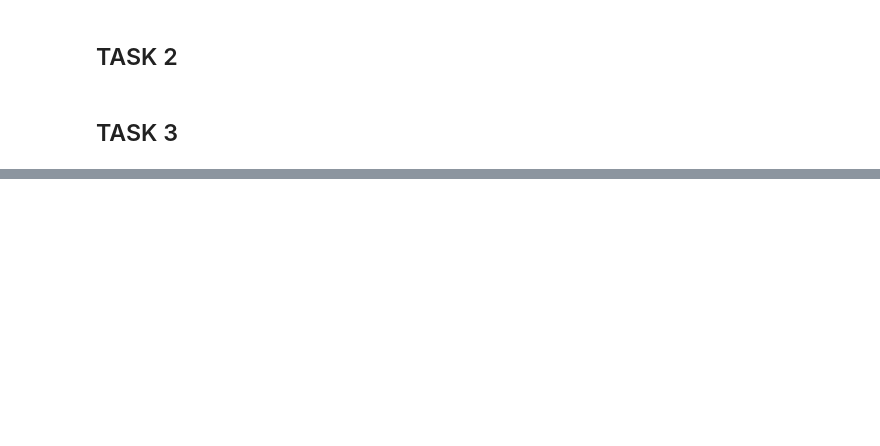
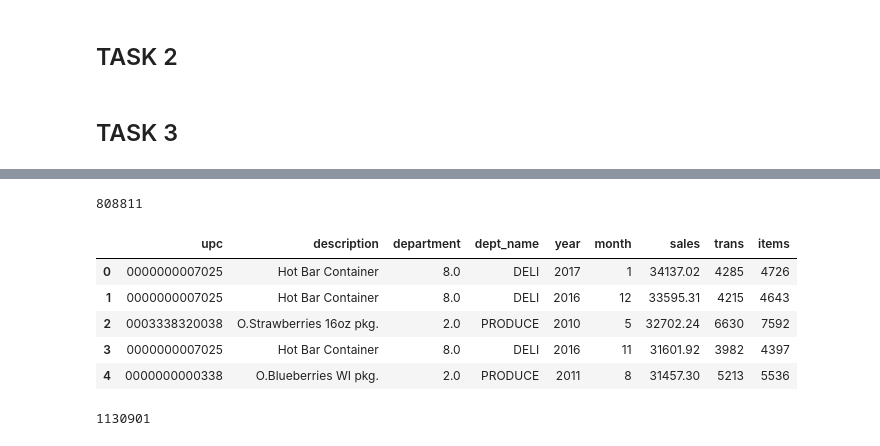
Before and after one commit to britrthompson/wedge-project, a Jupyter notebook: WedgeProject.ipynb, the cells around one changed output, grey strips where cells are left out. Saved outputs shown, nothing was run; the diff lists cells and outputs as text; code cells hidden in the pictures; blank space fills up the shorter version.

```diff
--- a/WedgeProject.ipynb
+++ b/WedgeProject.ipynb
@@ -220,3 +527,57 @@ holder.to_sql('date-hour', conn, if_exists='replace', index=False)
+# %%
+holder.to_sql('owner-sales', conn, if_exists='replace', index=False)
+# %% [output]
+808811
+# %%
+#Query 3
+
+query3 = """SELECT upc,
+  description,
+  w.department,
+  dept_name,
+   EXTRACT(YEAR FROM datetime) AS year,
+    EXTRACT(MONTH FROM datetime) AS month,
+  ROUND(SUM(total),2) AS sales,
+  COUNT(DISTINCT CONCAT(EXTRACT(DATE
+        FROM
+          datetime),
+          register_no, emp_no, trans_no)) AS trans,
+  SUM(CASE
+      WHEN trans_status IN ('V', 'R') THEN -1
+    ELSE
+    1
+  END
+    ) AS items
+FROM
+  `wedge_transactions.transArchive*` AS w
+JOIN `wedge_transactions.department_lookup` AS d
+ON w.department = d.department
+WHERE
+  w.department NOT IN (0,
+    15)
+  AND  card_no != 3
+  AND (trans_status IS  NULL
+  OR trans_status IN (' ','V','R'))
+GROUP BY
+  upc,description,w.department, dept_name, year, month
+ORDER BY
+ sales DESC, description, year, month;
+  """
+# %%
+holder = pandas_gbq.read_gbq(query3, project_id=gbq_proj_id, credentials=credentials)
+# %%
+holder.head()
+# %% [output]
+|  | upc | description | department | dept_name | year | month | sales | trans | items |
+| 0 | 0000000007025 | Hot Bar Container | 8.0 | DELI | 2017 | 1 | 34137.02 | 4285 | 4726 |
+| 1 | 0000000007025 | Hot Bar Container | 8.0 | DELI | 2016 | 12 | 33595.31 | 4215 | 4643 |
+| 2 | 0003338320038 | O.Strawberries 16oz pkg. | 2.0 | PRODUCE | 2010 | 5 | 32702.24 | 6630 | 7592 |
+| 3 | 0000000007025 | Hot Bar Container | 8.0 | DELI | 2016 | 11 | 31601.92 | 3982 | 4397 |
+| 4 | 0000000000338 | O.Blueberries WI pkg. | 2.0 | PRODUCE | 2011 | 8 | 31457.30 | 5213 | 5536 |
+# %%
+holder.to_sql('product-sales', conn, if_exists='replace', index=False)
+# %% [output]
+1130901
 # %%
 # Close the connection at end of all queries
 
```
Also changed, not shown: parts of 12 cells of this notebook.
